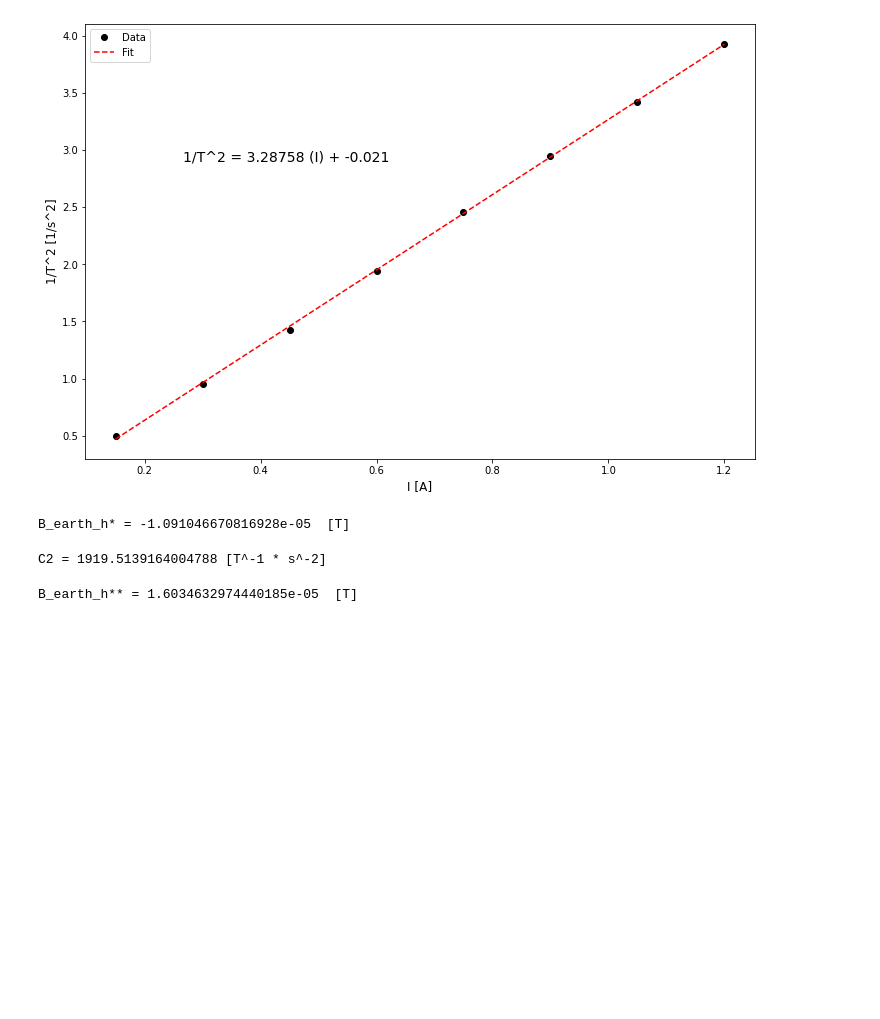
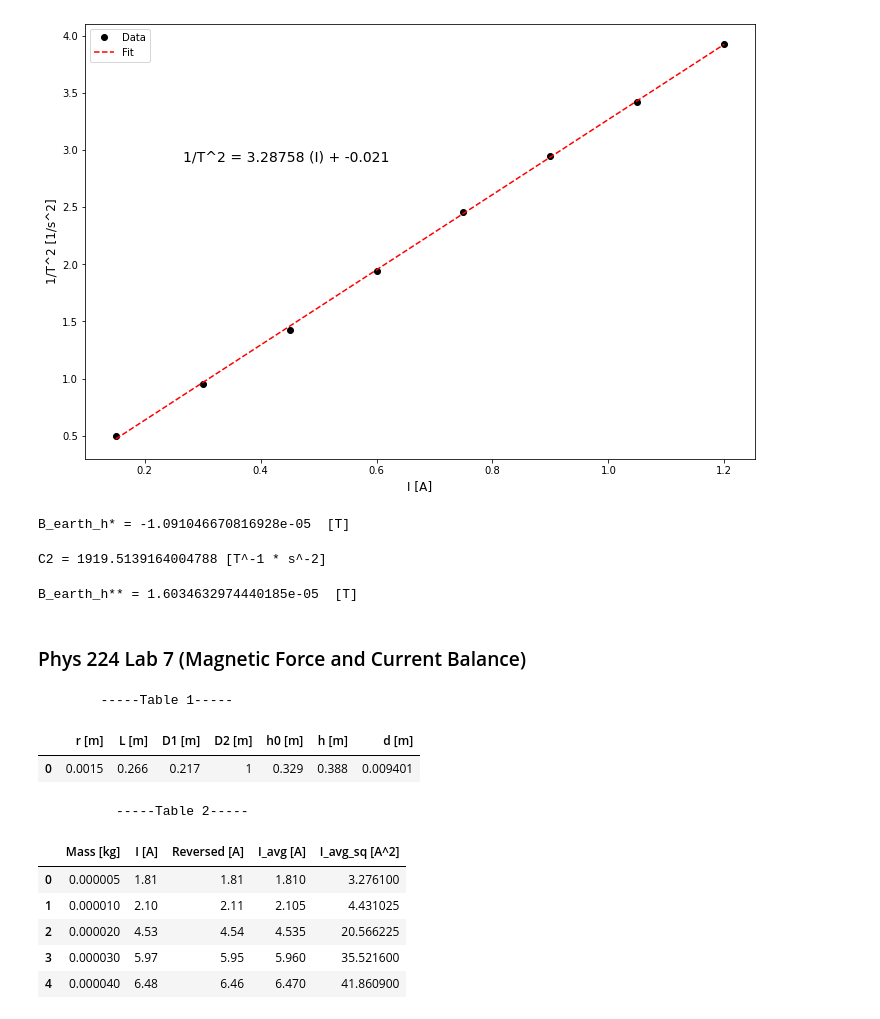
Before and after one commit to wbroem/Phys224, a Jupyter notebook: Lab_Analyses.ipynb, the cells around one changed output. Drawn from its saved outputs; the diff is of its cells as text; code cells hidden in the pictures; blank space fills up the shorter version.

```diff
--- a/Lab_Analyses.ipynb
+++ b/Lab_Analyses.ipynb
@@ -179,3 +179,44 @@ B_earth_h2 = (1/C2) * (1/T_0**2)
 print(f'B_earth_h** = {B_earth_h2}  [T]')
 # %% [output]
 B_earth_h** = 1.6034632974440185e-05  [T]
+# %% [markdown]
+### Phys 224 Lab 7 (Magnetic Force and Current Balance)
+# %%
+r = 1.5 * (10**-3) # [m]
+L = 26.6 * (10**-2) # [m]
+D1 = 21.7 * (10**-2) # [m]
+D2 = 1 # [m]
+h0 = 32.9 * (10**-2) # [m]
+h = 38.8 * (10**-2) # [m]
+d = (D1 * (h-h0) / (2*D2)) + (2*r) # [m]
+
+table1 = pd.DataFrame({'r [m]':[r], 'L [m]': [L], 'D1 [m]': [D1], 'D2 [m]': [D2],
+                       'h0 [m]': [h0], 'h [m]': [h], 'd [m]': [d]})
+print('\t-----Table 1-----')
+table1
+# %% [output]
+        -----Table 1-----
+|  | r [m] | L [m] | D1 [m] | D2 [m] | h0 [m] | h [m] | d [m] |
+| 0 | 0.0015 | 0.266 | 0.217 | 1 | 0.329 | 0.388 | 0.009401 |
+# %%
+m = [5,10,20,30,40] # [g]
+for i in range(len(m)):
+    m[i] = m[i]*(10**-6) #convert to kg
+
+I = np.array([1.81, 2.1, 4.53, 5.97, 6.48])
+Reversed = np.array([1.81, 2.11, 4.54, 5.95, 6.46])
+I_avg = (I + Reversed) / 2
+I_avg_sq = I_avg**2 # [A^2] #np.array([I_avg**2 for i in range(len(I_avg))])
+
+table2 = pd.DataFrame({'Mass [kg]': m, 'I [A]': I, 'Reversed [A]': Reversed,
+                       'I_avg [A]': I_avg, 'I_avg_sq [A^2]': I_avg_sq})
+print('\t  -----Table 2-----')
+table2
+# %% [output]
+          -----Table 2-----
+|  | Mass [kg] | I [A] | Reversed [A] | I_avg [A] | I_avg_sq [A^2] |
+| 0 | 0.000005 | 1.81 | 1.81 | 1.810 | 3.276100 |
+| 1 | 0.000010 | 2.10 | 2.11 | 2.105 | 4.431025 |
+| 2 | 0.000020 | 4.53 | 4.54 | 4.535 | 20.566225 |
+| 3 | 0.000030 | 5.97 | 5.95 | 5.960 | 35.521600 |
+| 4 | 0.000040 | 6.48 | 6.46 | 6.470 | 41.860900 |
```
Also changed, not shown: parts of 2 cells of this notebook.
